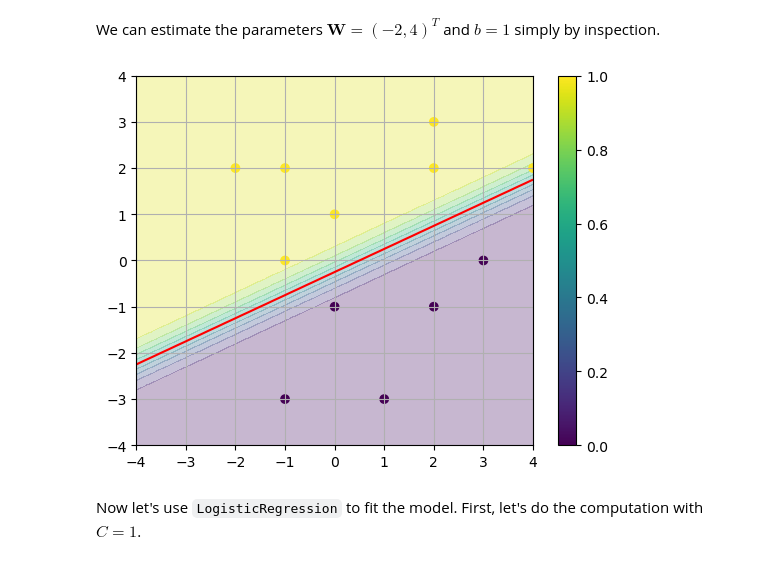
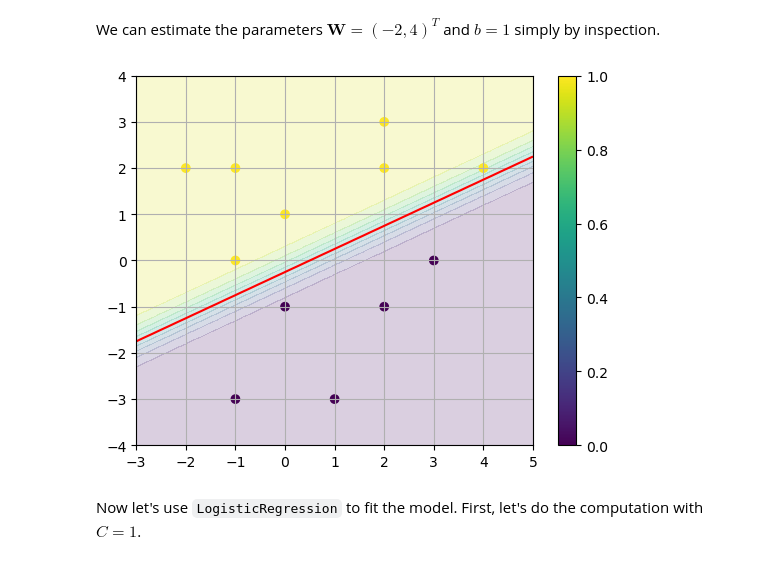
Before and after one commit to UBCMath/MATH360, a Jupyter notebook: data-driven/logistic-regression/multivariable.ipynb, the cells around one changed output. Cells and saved outputs as stored; diff of their text form; code cells hidden in the pictures.

```diff
--- a/data-driven/logistic-regression/multivariable.ipynb
+++ b/data-driven/logistic-regression/multivariable.ipynb
@@ -90,19 +90,19 @@ plt.show()
 # %% [markdown]
 We can estimate the parameters $\mathbf{W} = (-2,4)^T$ and $b=1$ simply by inspection.
 # %%
-x0 = np.linspace(-4,4,50); x1 = np.linspace(-4,4,50);
+x0 = np.linspace(-3,5,50); x1 = np.linspace(-4,4,50);
 X0,X1 = np.meshgrid(x0,x1)
 
 W0 = -2; W1 = 4; b = 1
 Y = 1/(1 + np.exp(-(W0*X0 + W1*X1 + b)))
-plt.contourf(X0,X1,Y,levels=10,alpha=0.3)
+plt.contourf(X0,X1,Y,levels=10,alpha=0.2)
 plt.contour(X0,X1,Y,levels=[0.5],colors='r')
 
 plt.scatter(X[:,0],X[:,1],c=y)
 plt.grid(True), plt.colorbar()
 plt.show()
 # %% [output]
-[figure, old version]
+[figure, new version]
 # %% [markdown]
 Now let's use `LogisticRegression` to fit the model. First, let's do the computation with $C=1$.
 # %%
```
Also changed, not shown: parts of 6 cells of this notebook, 2 other files.
